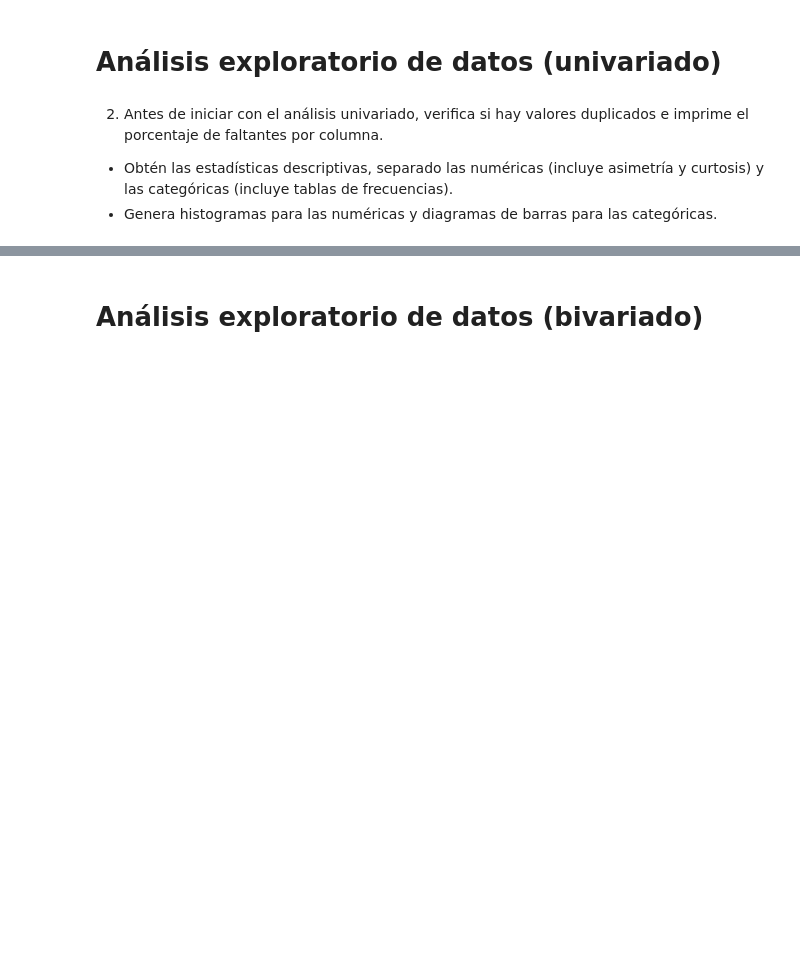
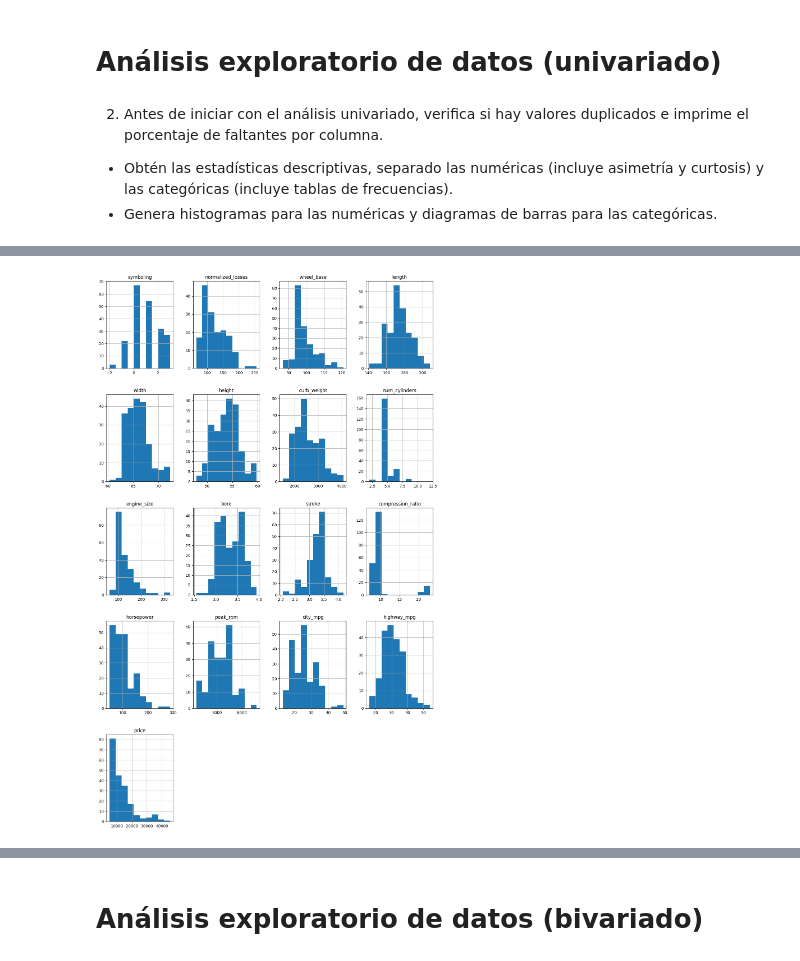
Before and after one commit to MonicaRamirez-98/Proyectos-Maestria, a Jupyter notebook: Actividad7PCA.ipynb, the cells around one changed output, grey strips where cells are left out. Saved outputs shown, nothing was run; the diff lists cells and outputs as text; code cells hidden in the pictures; blank space fills up the shorter version.

```diff
--- a/Actividad7PCA.ipynb
+++ b/Actividad7PCA.ipynb
@@ -64,0 +117,5 @@ from sklearn.decomposition import PCA
+# %%
+cars_df = cars_df.replace('?', np.nan)
+print(cars_df.isna().sum()[cars_df.isna().sum() > 0])
+print('\n' + '-' * 50)
+print(cars_df.info())
@@ -64,0 +150,8 @@ from sklearn.decomposition import PCA
+# %%
+cars_df['normalized_losses'] = pd.to_numeric(cars_df['normalized_losses'], errors='coerce')
+cars_df['stroke'] = pd.to_numeric(cars_df['stroke'], errors='coerce')
+cars_df['price'] = pd.to_numeric(cars_df['price'], errors='coerce')
+cars_df['bore'] = pd.to_numeric(cars_df['bore'], errors='coerce')
+# %%
+cars_df['horsepower'] = cars_df['horsepower'].astype('Int64')
+cars_df['peak_rpm'] = cars_df['peak_rpm'].astype('Int64')
@@ -70,0 +209,3 @@ from sklearn.decomposition import PCA
+# %%
+num_cols = cars_df.select_dtypes(include = ['Int64', 'int64', 'float64']).columns.tolist()
+cat_cols = cars_df.select_dtypes(include = ['object']).columns.tolist()
@@ -70,0 +270,5 @@ from sklearn.decomposition import PCA
+# %%
+cars_df[num_cols].hist(figsize=(15,25))
+plt.show()
+# %% [output]
+[figure, added]
```
Also changed, not shown: parts of 45 cells of this notebook.
